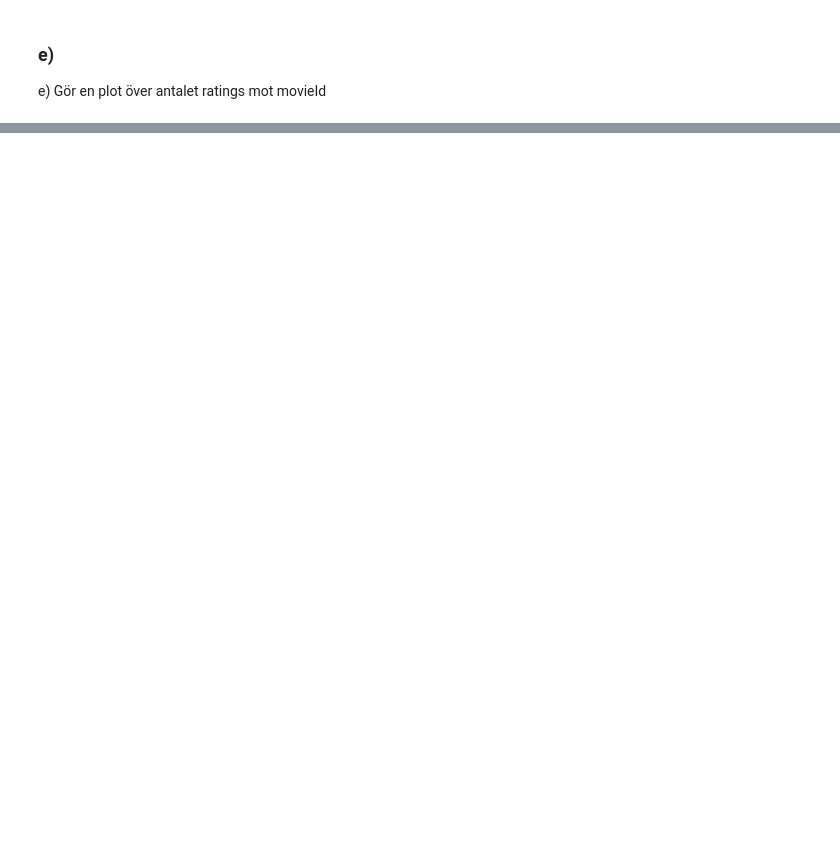
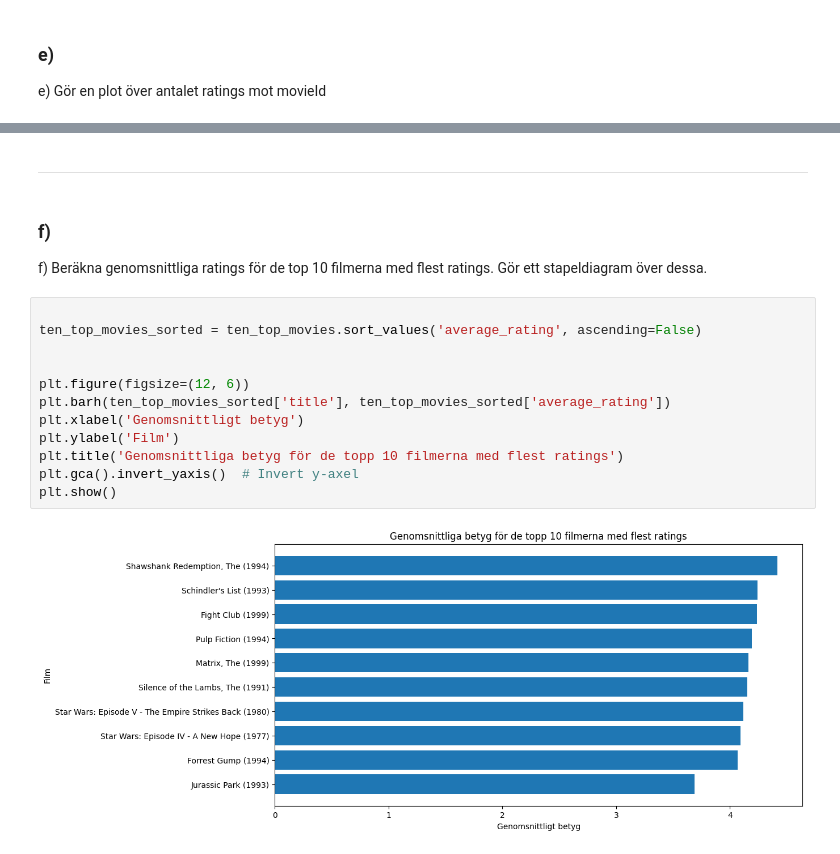
Before and after one commit to Utjiman/AI-Richard-Boden-OPA23, a Jupyter notebook: labs/Labb_1.ipynb, the cells around one changed output, grey strips where cells are left out. Drawn from its saved outputs; the diff is of its cells as text; blank space fills up the shorter version.

```diff
--- a/labs/Labb_1.ipynb
+++ b/labs/Labb_1.ipynb
@@ -201,0 +228,21 @@ e) Gör en plot över antalet ratings mot movieId
+# %% [markdown]
+------
+# %% [markdown]
+### f)
+
+f) Beräkna genomsnittliga ratings för de top 10 filmerna med flest ratings. Gör ett stapeldiagram över
+dessa.
+# %%
+
+ten_top_movies_sorted = ten_top_movies.sort_values('average_rating', ascending=False)
+
+
+plt.figure(figsize=(12, 6))
+plt.barh(ten_top_movies_sorted['title'], ten_top_movies_sorted['average_rating'])
+plt.xlabel('Genomsnittligt betyg')
+plt.ylabel('Film')
+plt.title('Genomsnittliga betyg för de topp 10 filmerna med flest ratings')
+plt.gca().invert_yaxis()  # Invert y-axel
+plt.show()
+# %% [output]
+[figure, added]
```
Also changed, not shown: parts of 14 cells of this notebook.
